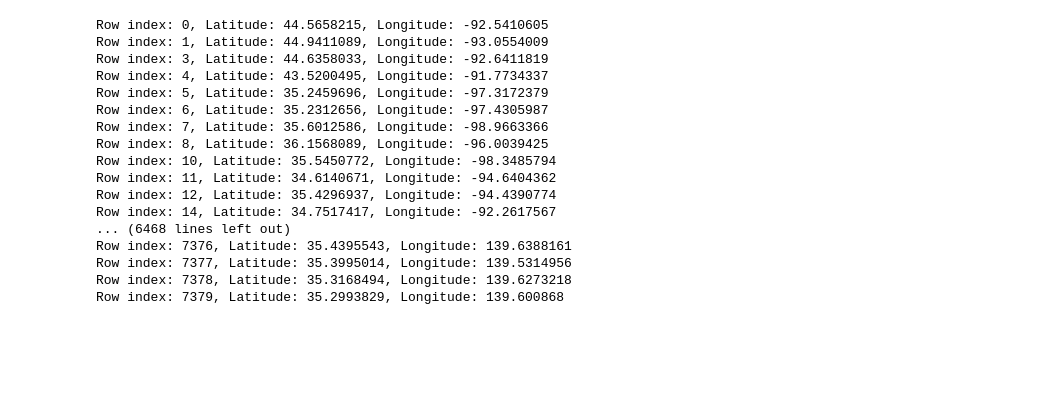
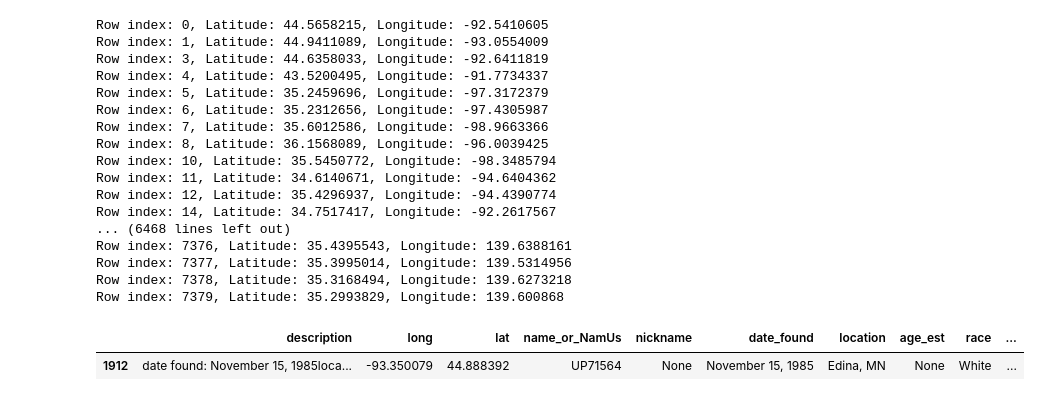
Before and after one commit to sumitdeole/find-the-missing, a Jupyter notebook: find-the-missing-persons.ipynb, the cells around one changed output. Cells and saved outputs as stored; diff of their text form; code cells hidden in the pictures; blank space fills up the shorter version.

```diff
--- a/find-the-missing-persons.ipynb
+++ b/find-the-missing-persons.ipynb
@@ -573,3 +615,8 @@ Row index: 7379, Latitude: 35.2993829, Longitude: 139.600868
 # %%
 # Save the map as an HTML file for sharing
 map.save("map_output.html")
+# %%
+df_v3.loc[df_v3["name_or_NamUs"].str.contains("UP71564")]
+# %% [output]
+|  | description | long | lat | name_or_NamUs | nickname | date_found | location | age_est | race | ... |
+| 1912 | date found: November 15, 1985loca... | -93.350079 | 44.888392 | UP71564 | None | November 15, 1985 | Edina, MN | None | White | ... |
```
Also changed, not shown: parts of 10 cells of this notebook, 1 other file.
